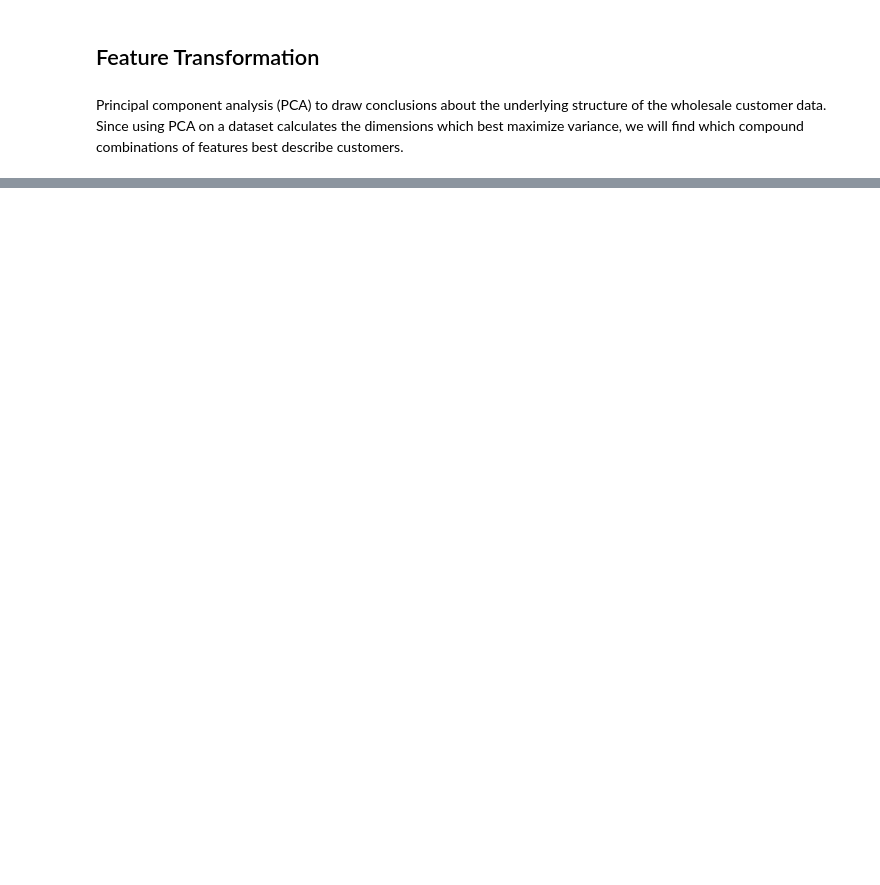
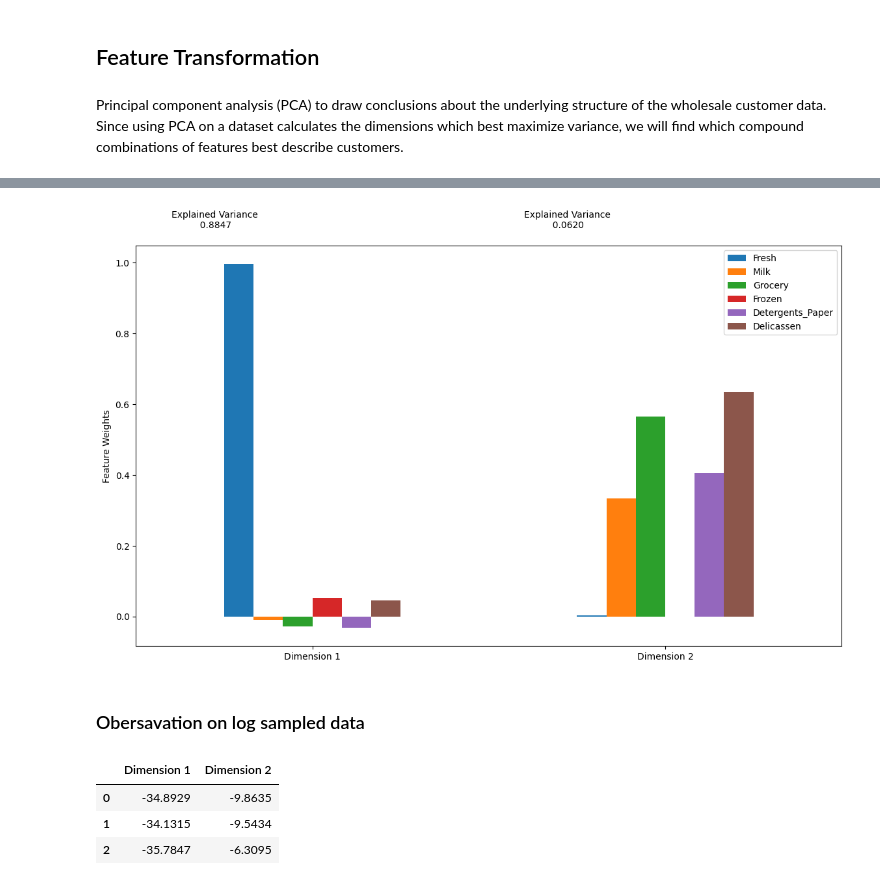
Before and after one commit to Venura-94/Mall-Customer-Segmentation, a Jupyter notebook: research/EDA.ipynb, the cells around one changed output, grey strips where cells are left out. Saved outputs shown, nothing was run; the diff lists cells and outputs as text; code cells hidden in the pictures; blank space fills up the shorter version.

```diff
--- a/research/EDA.ipynb
+++ b/research/EDA.ipynb
@@ -354,0 +405,9 @@ Principal component analysis (PCA) to draw conclusions about the underlying stru
+# %%
+pca = PCA(n_components=2).fit(good_data)
+reduced_data = pca.transform(good_data)
+
+# Apply a PCA transformation of log_samples using pca.transform, and assign the results to pca_samples
+pca_samples = pca.transform(log_samples)
+
+reduced_data_df = pd.DataFrame(reduced_data, columns=['Dimension 1', 'Dimension 2'])
+display(reduced_data_df)
@@ -354,0 +428,14 @@ Principal component analysis (PCA) to draw conclusions about the underlying stru
+# %%
+pca_results = vs.pca_results(good_data, pca)
+# %% [output]
+[figure, added]
+# %% [markdown]
+### Obersavation on log sampled data
+# %%
+# Display sample log-data after applying PCA transformation in two dimensions
+display(pd.DataFrame(np.round(pca_samples, 4), columns = ['Dimension 1', 'Dimension 2']))
+# %% [output]
+|  | Dimension 1 | Dimension 2 |
+| 0 | -34.8929 | -9.8635 |
+| 1 | -34.1315 | -9.5434 |
+| 2 | -35.7847 | -6.3095 |
```
Also changed, not shown: parts of 46 cells of this notebook, 1 other file.
